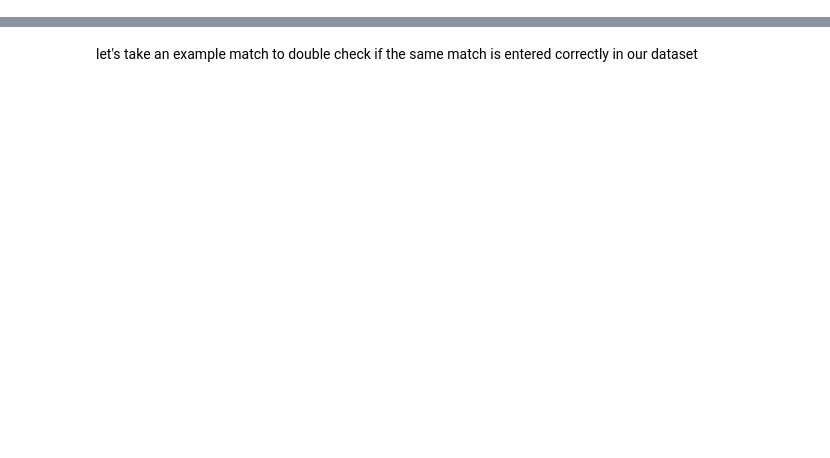
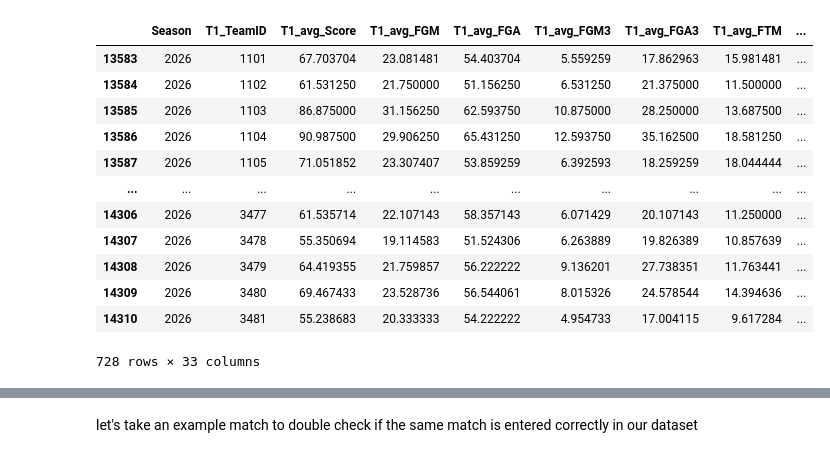
Before and after one commit to MOddododo/march_mania, a Jupyter notebook: notebooks/01_eda.ipynb, the cells around one changed output, grey strips where cells are left out. Drawn from its saved outputs; the diff is of its cells as text; code cells hidden in the pictures; blank space fills up the shorter version.

```diff
--- a/notebooks/01_eda.ipynb
+++ b/notebooks/01_eda.ipynb
@@ -119,0 +43,5 @@ See the caveats in the documentation: https://pandas.pydata.org/pandas-docs/stab
+# %%
+tourney_data,seeds_T1, seeds_T2=features.merge_seeds_and_tourney(tourney_data, seeds)
+# %%
+tourney_data, regular_data_mean_T1, regular_data_mean_T2 = features.add_regular_season_means(tourney_data ,regular_data)
+tourney_data ,tourney_data_mean_T1, tourney_data_mean_T2= features.get_tourney_mean(tourney_data)
@@ -119,0 +71,16 @@ See the caveats in the documentation: https://pandas.pydata.org/pandas-docs/stab
+# %%
+regular_data_mean_T1[regular_data_mean_T1['Season']==2026]
+# %% [output]
+|  | Season | T1_TeamID | T1_avg_Score | T1_avg_FGM | T1_avg_FGA | T1_avg_FGM3 | T1_avg_FGA3 | T1_avg_FTM | ... |
+| 13583 | 2026 | 1101 | 67.703704 | 23.081481 | 54.403704 | 5.559259 | 17.862963 | 15.981481 | ... |
+| 13584 | 2026 | 1102 | 61.531250 | 21.750000 | 51.156250 | 6.531250 | 21.375000 | 11.500000 | ... |
+| 13585 | 2026 | 1103 | 86.875000 | 31.156250 | 62.593750 | 10.875000 | 28.250000 | 13.687500 | ... |
+| 13586 | 2026 | 1104 | 90.987500 | 29.906250 | 65.431250 | 12.593750 | 35.162500 | 18.581250 | ... |
+| 13587 | 2026 | 1105 | 71.051852 | 23.307407 | 53.859259 | 6.392593 | 18.259259 | 18.044444 | ... |
+| ... | ... | ... | ... | ... | ... | ... | ... | ... | ... |
+| 14306 | 2026 | 3477 | 61.535714 | 22.107143 | 58.357143 | 6.071429 | 20.107143 | 11.250000 | ... |
+| 14307 | 2026 | 3478 | 55.350694 | 19.114583 | 51.524306 | 6.263889 | 19.826389 | 10.857639 | ... |
+| 14308 | 2026 | 3479 | 64.419355 | 21.759857 | 56.222222 | 9.136201 | 27.738351 | 11.763441 | ... |
+| 14309 | 2026 | 3480 | 69.467433 | 23.528736 | 56.544061 | 8.015326 | 24.578544 | 14.394636 | ... |
+| 14310 | 2026 | 3481 | 55.238683 | 20.333333 | 54.222222 | 4.954733 | 17.004115 | 9.617284 | ... |
+728 rows × 33 columns
```
Also changed, not shown: parts of 73 cells of this notebook, 9 other files.
